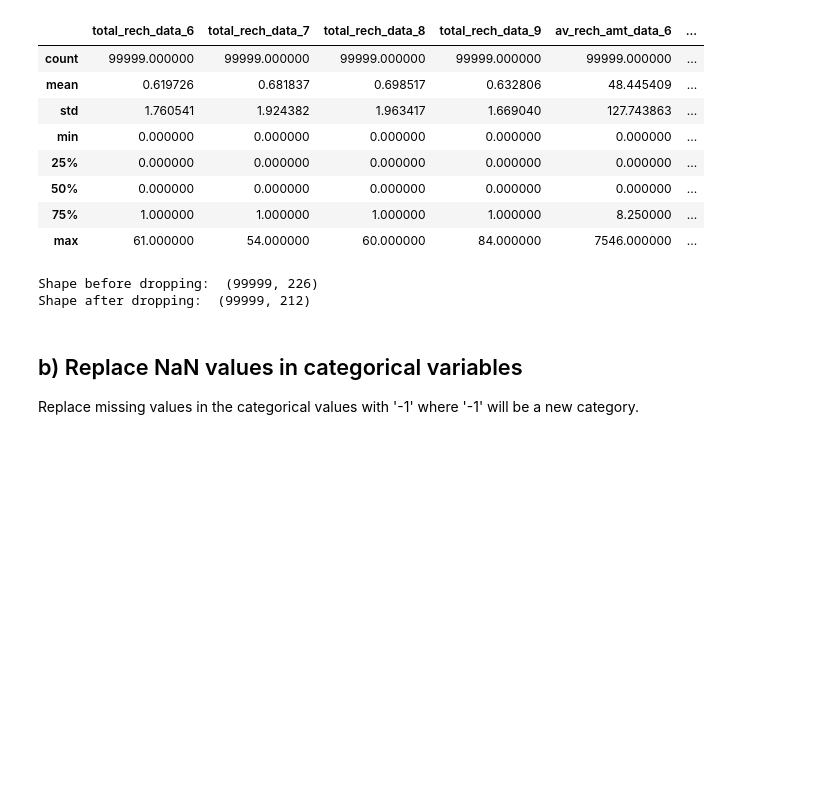
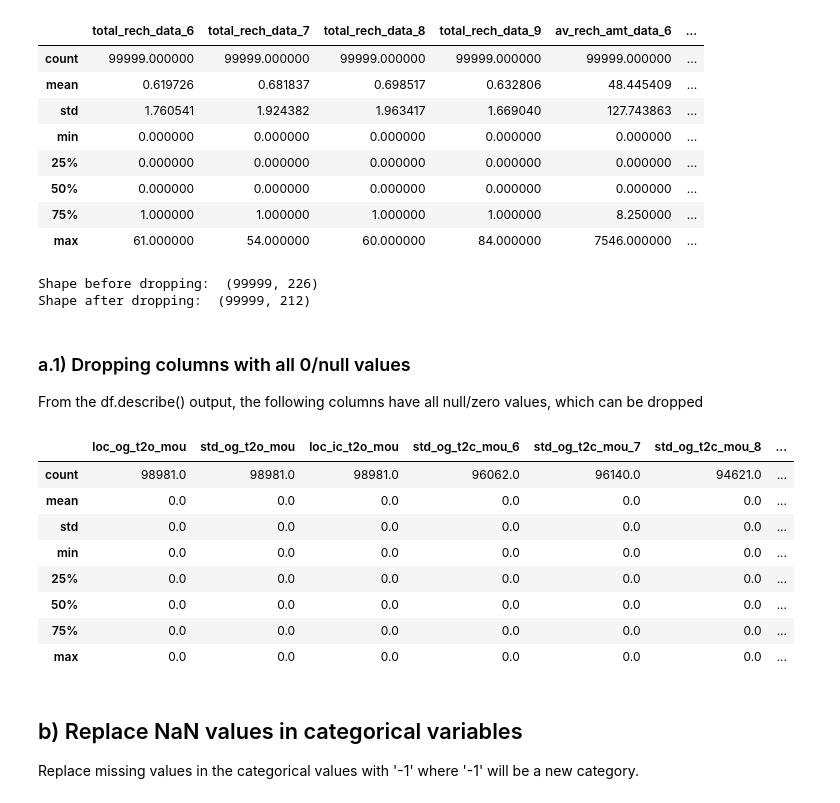
Before and after one commit to ved0507/telcom-churn-2021, a Jupyter notebook: Telcom_churn.ipynb, the cells around one changed output. Cells and saved outputs as stored; diff of their text form; code cells hidden in the pictures; blank space fills up the shorter version.

Commit message:
Dropping all zero rows in data cleaning step
Some columns have all values as zero, and carry no information as such.
Such columns has been dropped

```diff
--- a/Telcom_churn.ipynb
+++ b/Telcom_churn.ipynb
@@ -35,7 +35,7 @@ from sklearn.metrics import precision_score, recall_score
 
 import warnings
 warnings.filterwarnings('ignore')
-pd.options.display.max_columns = 200
+pd.options.display.max_columns = 300
 pd.set_option("display.max_rows", 300)
 %matplotlib inline
 # %%
@@ -224,3 +235,23 @@ print("Shape after dropping: ", df_churn.shape)
 # %% [output]
 Shape before dropping:  (99999, 226)
 Shape after dropping:  (99999, 212)
+# %% [markdown]
+### a.1) Dropping columns with all 0/null values
+
+From the df.describe() output, the following columns have all null/zero values, which can be dropped
+# %%
+zero_value_rows = [ 'loc_og_t2o_mou', 'std_og_t2o_mou', 'loc_ic_t2o_mou',
+                    'std_og_t2c_mou_6', 'std_og_t2c_mou_7', 'std_og_t2c_mou_8', 'std_og_t2c_mou_9',
+                    'std_ic_t2o_mou_6', 'std_ic_t2o_mou_7', 'std_ic_t2o_mou_8', 'std_ic_t2o_mou_9' ]
+
+df_churn[zero_value_rows].describe()
+# %% [output]
+|  | loc_og_t2o_mou | std_og_t2o_mou | loc_ic_t2o_mou | std_og_t2c_mou_6 | std_og_t2c_mou_7 | std_og_t2c_mou_8 | ... |
+| count | 98981.0 | 98981.0 | 98981.0 | 96062.0 | 96140.0 | 94621.0 | ... |
+| mean | 0.0 | 0.0 | 0.0 | 0.0 | 0.0 | 0.0 | ... |
+| std | 0.0 | 0.0 | 0.0 | 0.0 | 0.0 | 0.0 | ... |
+| min | 0.0 | 0.0 | 0.0 | 0.0 | 0.0 | 0.0 | ... |
+| 25% | 0.0 | 0.0 | 0.0 | 0.0 | 0.0 | 0.0 | ... |
+| 50% | 0.0 | 0.0 | 0.0 | 0.0 | 0.0 | 0.0 | ... |
+| 75% | 0.0 | 0.0 | 0.0 | 0.0 | 0.0 | 0.0 | ... |
+| max | 0.0 | 0.0 | 0.0 | 0.0 | 0.0 | 0.0 | ... |
```
Also changed, not shown: parts of 5 cells of this notebook, 2 other files.
